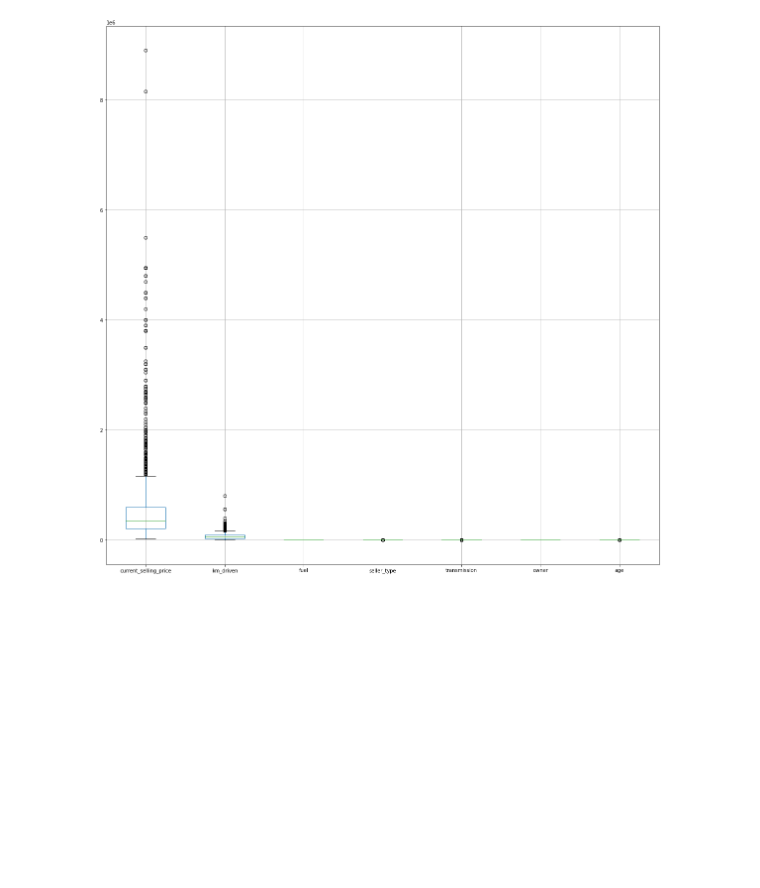
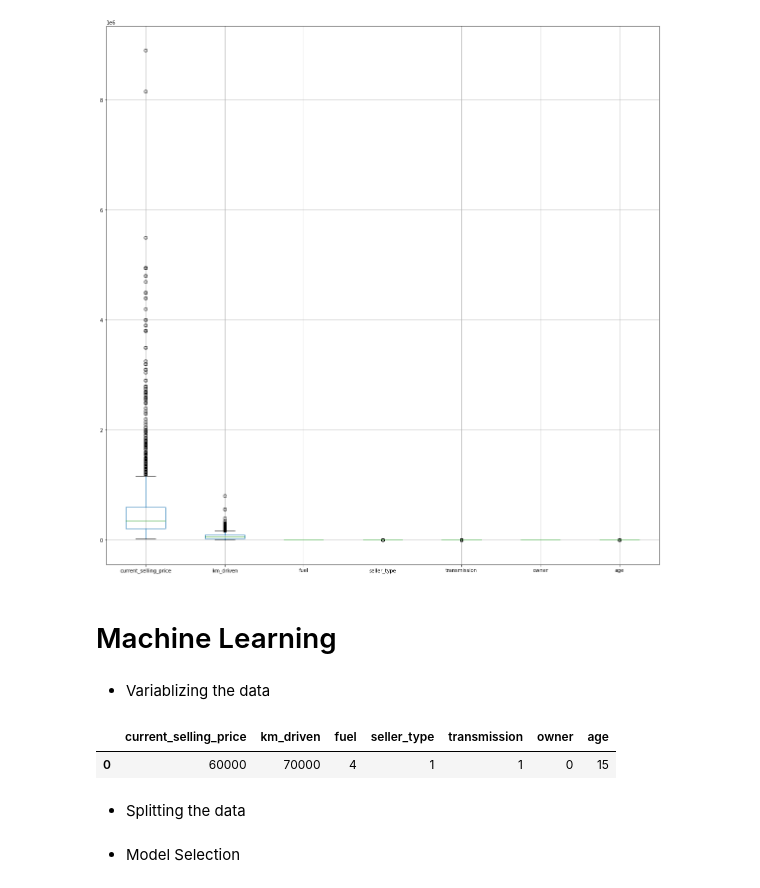
Before and after one commit to Naveen-Karanamu/Used-Cars-Price-Prediction, a Jupyter notebook: main.ipynb, the cells around one changed output. Saved outputs shown, nothing was run; the diff lists cells and outputs as text; code cells hidden in the pictures; blank space fills up the shorter version.

Commit message:
Splitted & Selected the data and model

```diff
--- a/main.ipynb
+++ b/main.ipynb
@@ -313,3 +313,12 @@ df.boxplot()
 # %% [output]
 <AxesSubplot:>
 [figure]
+# %% [markdown]
+# Machine Learning
+# %% [markdown]
+* Variablizing the data
+# %%
+df.head(1)
+# %% [output]
+|  | current_selling_price | km_driven | fuel | seller_type | transmission | owner | age |
+| 0 | 60000 | 70000 | 4 | 1 | 1 | 0 | 15 |
@@ -315,0 +328,2 @@ df.boxplot()
+# %% [markdown]
+* Splitting the data
@@ -315,0 +332,2 @@ df.boxplot()
+# %% [markdown]
+* Model Selection
```
Also changed, not shown: parts of 3 cells of this notebook.
